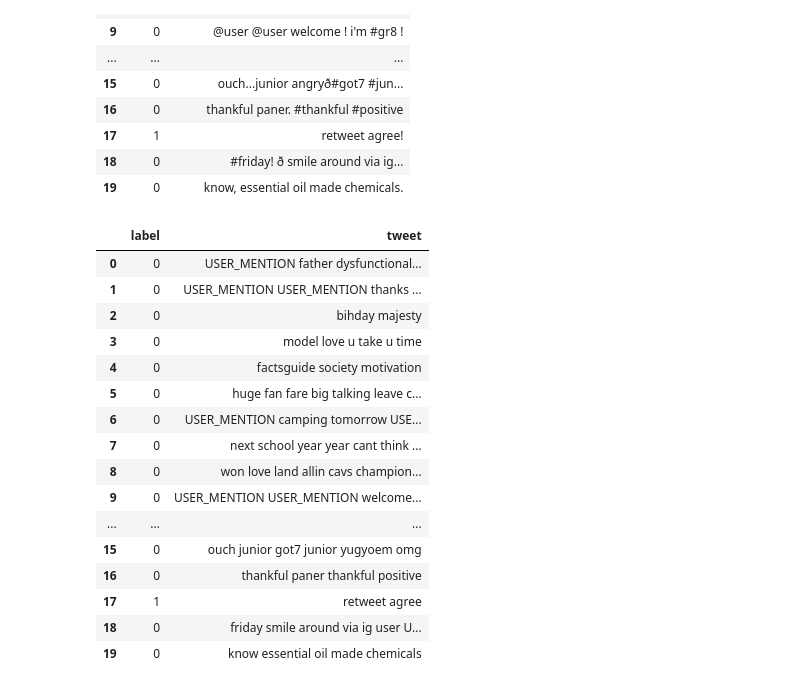
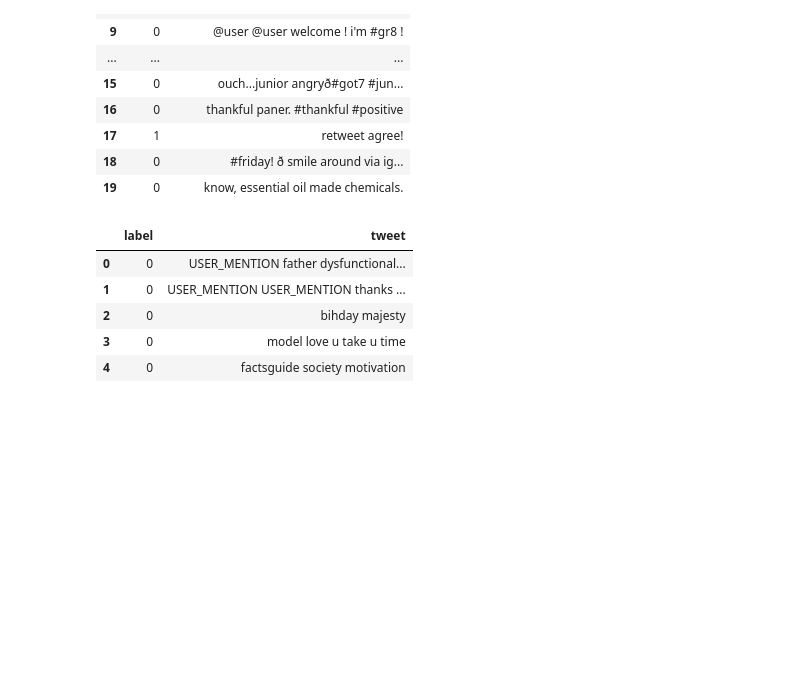
Before and after one commit to Ay-Raj/Sentiment-Analysis-and-Classification, a Jupyter notebook: Preprocessing_Sentiment_analysis_and_classification.ipynb, the cells around one changed output. Cells and saved outputs as stored; diff of their text form; code cells hidden in the pictures; blank space fills up the shorter version.

```diff
--- a/Preprocessing_Sentiment_analysis_and_classification.ipynb
+++ b/Preprocessing_Sentiment_analysis_and_classification.ipynb
@@ -128,24 +128,13 @@ def cleaning_tweet(tweet):
 # %%
 df.tweet = df.tweet.apply(lambda x : cleaning_tweet(str(x)))
 # %%
-df.head(20)
+df.head()
 # %% [output]
 |  | label | tweet |
 | 0 | 0 | USER_MENTION father dysfunctional... |
 | 1 | 0 | USER_MENTION USER_MENTION thanks ... |
 | 2 | 0 | bihday majesty |
 | 3 | 0 | model love u take u time |
 | 4 | 0 | factsguide society motivation |
-| 5 | 0 | huge fan fare big talking leave c... |
-| 6 | 0 | USER_MENTION camping tomorrow USE... |
-| 7 | 0 | next school year year cant think ... |
-| 8 | 0 | won love land allin cavs champion... |
-| 9 | 0 | USER_MENTION USER_MENTION welcome... |
-| ... | ... | ... |
-| 15 | 0 | ouch junior got7 junior yugyoem omg |
-| 16 | 0 | thankful paner thankful positive |
-| 17 | 1 | retweet agree |
-| 18 | 0 | friday smile around via ig user U... |
-| 19 | 0 | know essential oil made chemicals |
 # %%
 df.to_csv('cleaned_training_data.csv')
```
